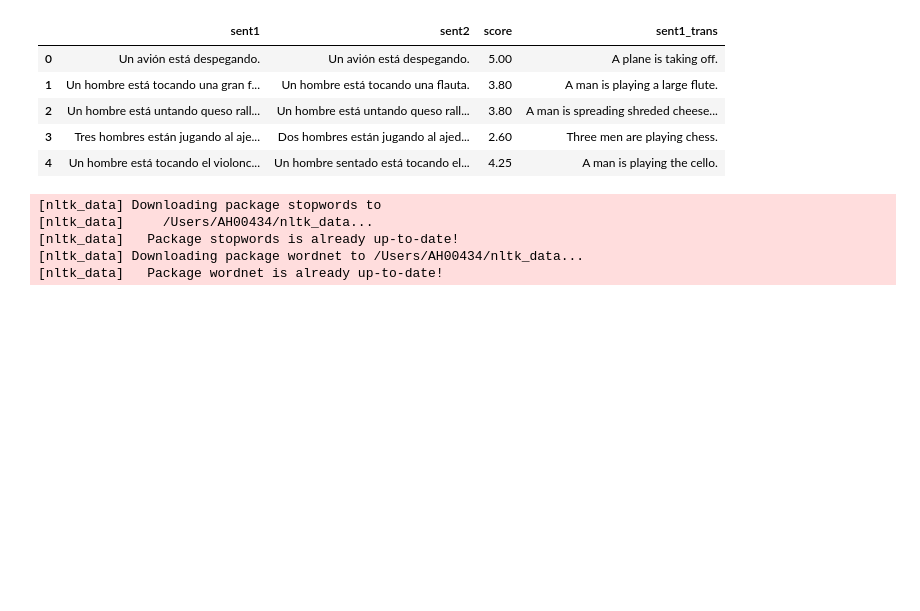
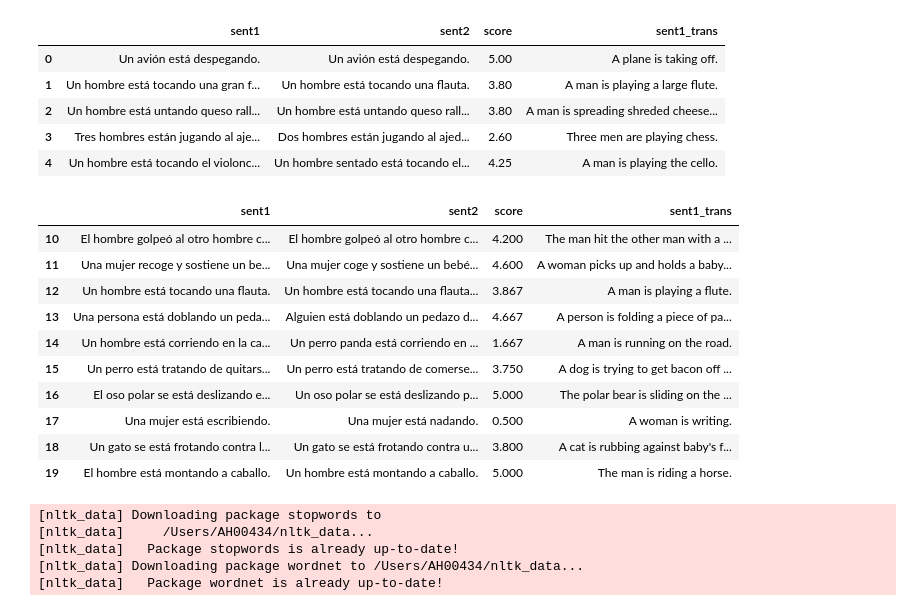
Before and after one commit to tanalpha-aditya/Advanced_Semantic_similarity, a Jupyter notebook: experiments/cross_lingual_training.ipynb, the cells around one changed output. Drawn from its saved outputs; the diff is of its cells as text; code cells hidden in the pictures; blank space fills up the shorter version.

```diff
--- a/experiments/cross_lingual_training.ipynb
+++ b/experiments/cross_lingual_training.ipynb
@@ -56,6 +56,20 @@ train_es_df.head()
 | 2 | Un hombre está untando queso rall... | Un hombre está untando queso rall... | 3.80 | A man is spreading shreded cheese... |
 | 3 | Tres hombres están jugando al aje... | Dos hombres están jugando al ajed... | 2.60 | Three men are playing chess. |
 | 4 | Un hombre está tocando el violonc... | Un hombre sentado está tocando el... | 4.25 | A man is playing the cello. |
+# %%
+train_es_df[10:20]
+# %% [output]
+|  | sent1 | sent2 | score | sent1_trans |
+| 10 | El hombre golpeó al otro hombre c... | El hombre golpeó al otro hombre c... | 4.200 | The man hit the other man with a ... |
+| 11 | Una mujer recoge y sostiene un be... | Una mujer coge y sostiene un bebé... | 4.600 | A woman picks up and holds a baby... |
+| 12 | Un hombre está tocando una flauta. | Un hombre está tocando una flauta... | 3.867 | A man is playing a flute. |
+| 13 | Una persona está doblando un peda... | Alguien está doblando un pedazo d... | 4.667 | A person is folding a piece of pa... |
+| 14 | Un hombre está corriendo en la ca... | Un perro panda está corriendo en ... | 1.667 | A man is running on the road. |
+| 15 | Un perro está tratando de quitars... | Un perro está tratando de comerse... | 3.750 | A dog is trying to get bacon off ... |
+| 16 | El oso polar se está deslizando e... | Un oso polar se está deslizando p... | 5.000 | The polar bear is sliding on the ... |
+| 17 | Una mujer está escribiendo. | Una mujer está nadando. | 0.500 | A woman is writing. |
+| 18 | Un gato se está frotando contra l... | Un gato se está frotando contra u... | 3.800 | A cat is rubbing against baby's f... |
+| 19 | El hombre está montando a caballo. | Un hombre está montando a caballo. | 5.000 | The man is riding a horse. |
 # %%
 import re
 import nltk
```
Also changed, not shown: parts of 3 cells of this notebook, 6 other files.
